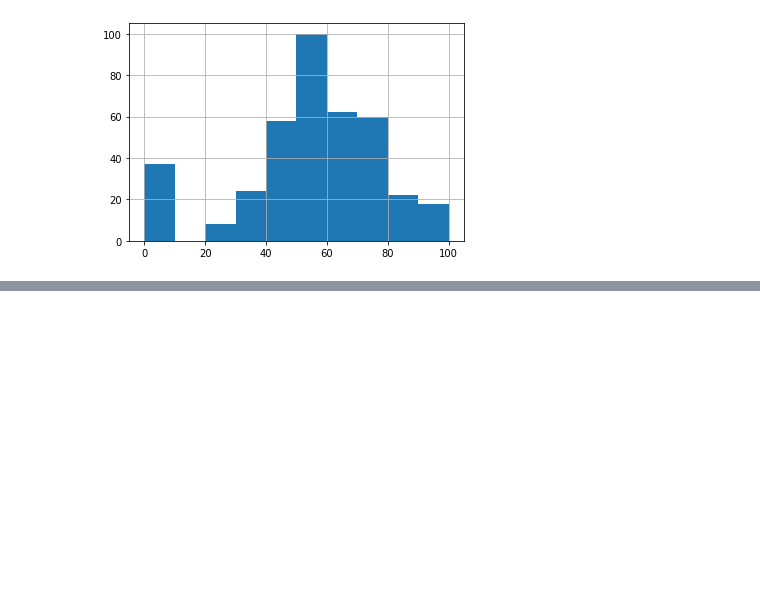
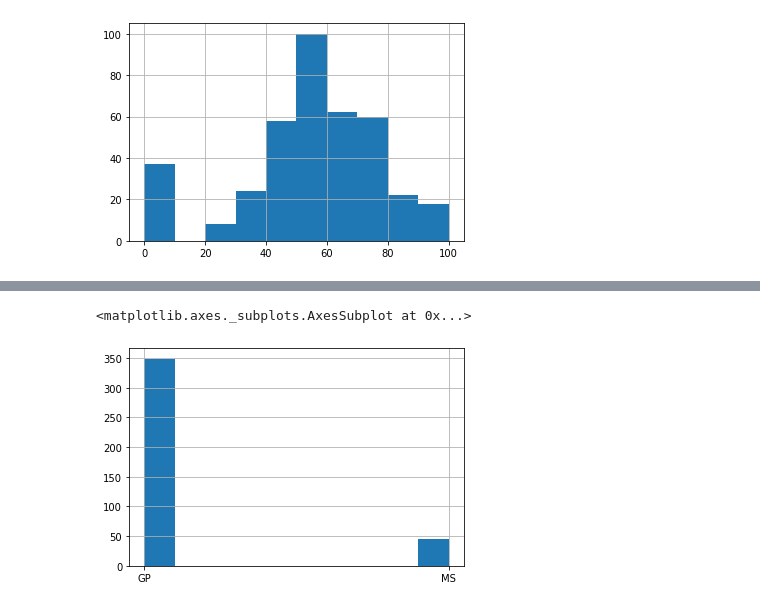
Before and after one commit to aberkoveo/skillfactory, a Jupyter notebook: Projects/Project_2/stud_math_EDA.ipynb, the cells around one changed output, grey strips where cells are left out. Cells and saved outputs as stored; diff of their text form; code cells hidden in the pictures; blank space fills up the shorter version.

```diff
--- a/Projects/Project_2/stud_math_EDA.ipynb
+++ b/Projects/Project_2/stud_math_EDA.ipynb
@@ -110,0 +163,7 @@ Name: score, dtype: int64
+# %%
+# Рассмотрим колонку school
+data.school.hist()
+# все данные поделены между двумя школами, причем по одной из них данных подавляющее количество
+# %% [output]
+<matplotlib.axes._subplots.AxesSubplot at 0x...>
+[figure, added]
```
Also changed, not shown: parts of 11 cells of this notebook, 1 other file.
